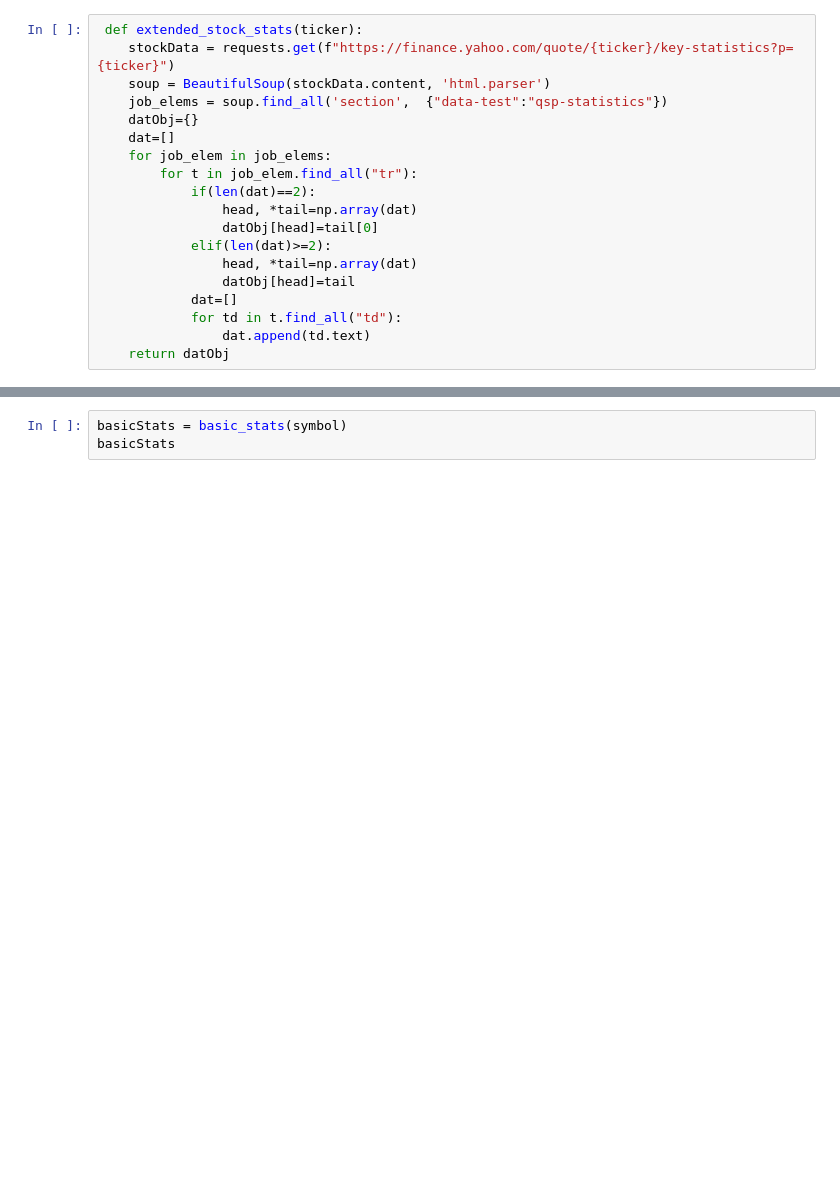
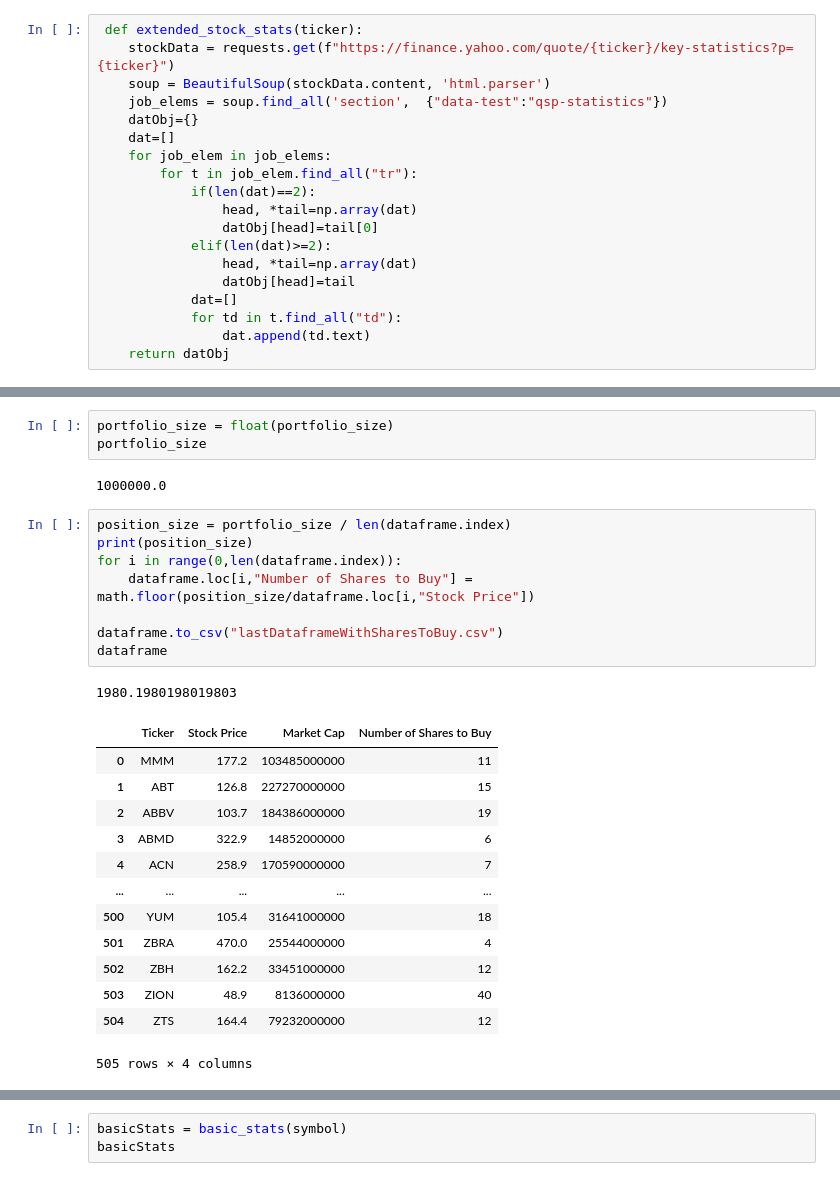
Before and after one commit to ericsturman/jupyter-finance-with-scraping, a Jupyter notebook: stock.ipynb, the cells around one changed output, grey strips where cells are left out. Saved outputs shown, nothing was run; the diff lists cells and outputs as text; blank space fills up the shorter version.

```diff
--- a/stock.ipynb
+++ b/stock.ipynb
@@ -57 +156,29 @@ def metadata_price_action(ticker):
+# %%
+portfolio_size = float(portfolio_size)
+portfolio_size
+# %% [output]
+1000000.0
+# %%
+position_size = portfolio_size / len(dataframe.index)
+print(position_size)
+for i in range(0,len(dataframe.index)):
+    dataframe.loc[i,"Number of Shares to Buy"] = math.floor(position_size/dataframe.loc[i,"Stock Price"])
+
+dataframe.to_csv("lastDataframeWithSharesToBuy.csv")
+dataframe
+# %% [output]
+1980.1980198019803
+|  | Ticker | Stock Price | Market Cap | Number of Shares to Buy |
+| 0 | MMM | 177.2 | 103485000000 | 11 |
+| 1 | ABT | 126.8 | 227270000000 | 15 |
+| 2 | ABBV | 103.7 | 184386000000 | 19 |
+| 3 | ABMD | 322.9 | 14852000000 | 6 |
+| 4 | ACN | 258.9 | 170590000000 | 7 |
+| ... | ... | ... | ... | ... |
+| 500 | YUM | 105.4 | 31641000000 | 18 |
+| 501 | ZBRA | 470.0 | 25544000000 | 4 |
+| 502 | ZBH | 162.2 | 33451000000 | 12 |
+| 503 | ZION | 48.9 | 8136000000 | 40 |
+| 504 | ZTS | 164.4 | 79232000000 | 12 |
+505 rows × 4 columns
 # %%
```
Also changed, not shown: parts of 12 cells of this notebook, 3 other files.
